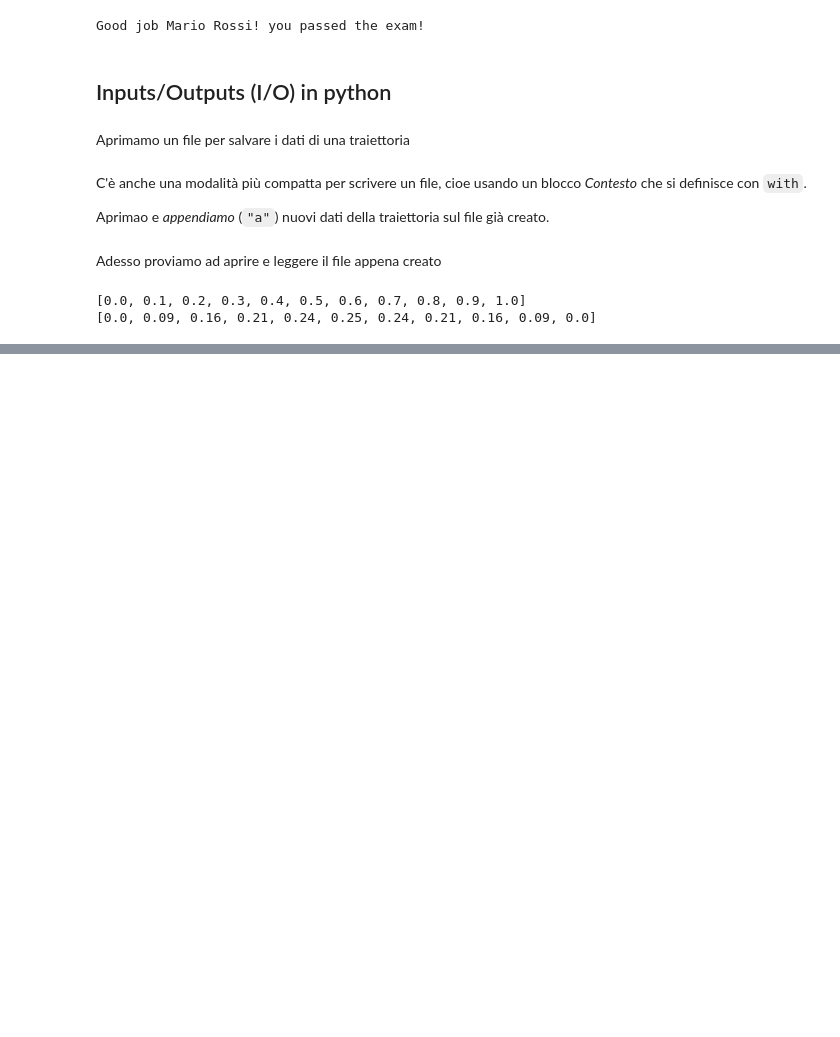
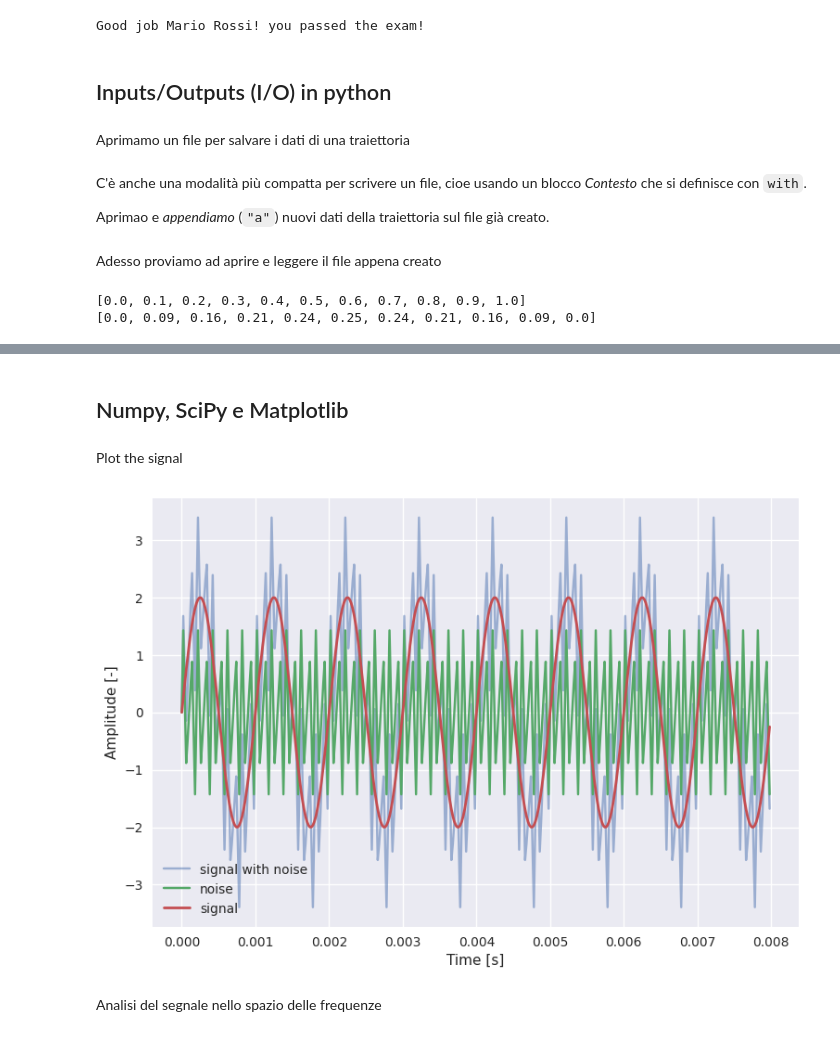
Before and after one commit to paolodeangelis/AEM, a Jupyter notebook: 1-Hands-on_Python3.ipynb, the cells around one changed output, grey strips where cells are left out. Drawn from its saved outputs; the diff is of its cells as text; code cells hidden in the pictures; blank space fills up the shorter version.

Commit message:
add section "Numpy, SciPy e Matplotlib"

```diff
--- a/1-Hands-on_Python3.ipynb
+++ b/1-Hands-on_Python3.ipynb
@@ -562,0 +645,46 @@ print(height_r)
+# %% [markdown]
+## Numpy, SciPy e Matplotlib
+# %%
+import numpy as np  # importo numpy
+from matplotlib import pyplot as plt  # importo la libreria per plottare
+from scipy.fft import fft, fftfreq  # importo i metodi di FFT
+from scipy.signal import (  # importo i metodi per l'analisi dei segnali
+    butter,
+    freqz,
+    lfilter,
+)
+
+plt.style.use("default")
+
+SAMPLE_FREQ = 50e3  # [Hz] Frequenza di campionamento
+WAVE_FREQ = 1e3  # [Hz] Frequenza segnale
+NOISE_FREQ_1 = 8e3  # [Hz] Frequenza second segnale
+NOISE_FREQ_2 = 10e3  # [Hz] Frequenza second segnale
+
+
+t = np.arange(0, 8 / WAVE_FREQ, 1 / SAMPLE_FREQ)  # [s] intervallo di campionamento
+wave = 2.0 * np.sin(2 * np.pi * WAVE_FREQ * t)  # onda definita come A*sin(2*pi*f*t)
+# wave_2 = 0.5*np.sin(2*np.pi*WAVE_FREQ_2*t) # onda definita come A*sin(2*pi*f*t)
+noise = 1.0 * np.sin(2 * np.pi * NOISE_FREQ_1 * t) + 0.5 * np.sin(
+    2 * np.pi * NOISE_FREQ_2 * t
+)
+
+signal = wave + noise
+# %% [markdown]
+Plot the signal
+# %%
+fig = plt.figure(figsize=(9, 5))
+
+with plt.style.context("seaborn"):
+    ax = fig.add_subplot(111)
+    ax.plot(t, signal, alpha=0.5, label="signal with noise")
+    ax.plot(t, noise, label="noise")
+    ax.plot(t, wave, linewidth=2, label="signal")
+    ax.legend()
+    ax.set_xlabel("Time [s]")
+    ax.set_ylabel("Amplitude [-]")
+plt.show()
+# %% [output]
+[figure, added]
+# %% [markdown]
+Analisi del segnale nello spazio delle frequenze
```
Also changed, not shown: parts of 18 cells of this notebook, 1 other file.
